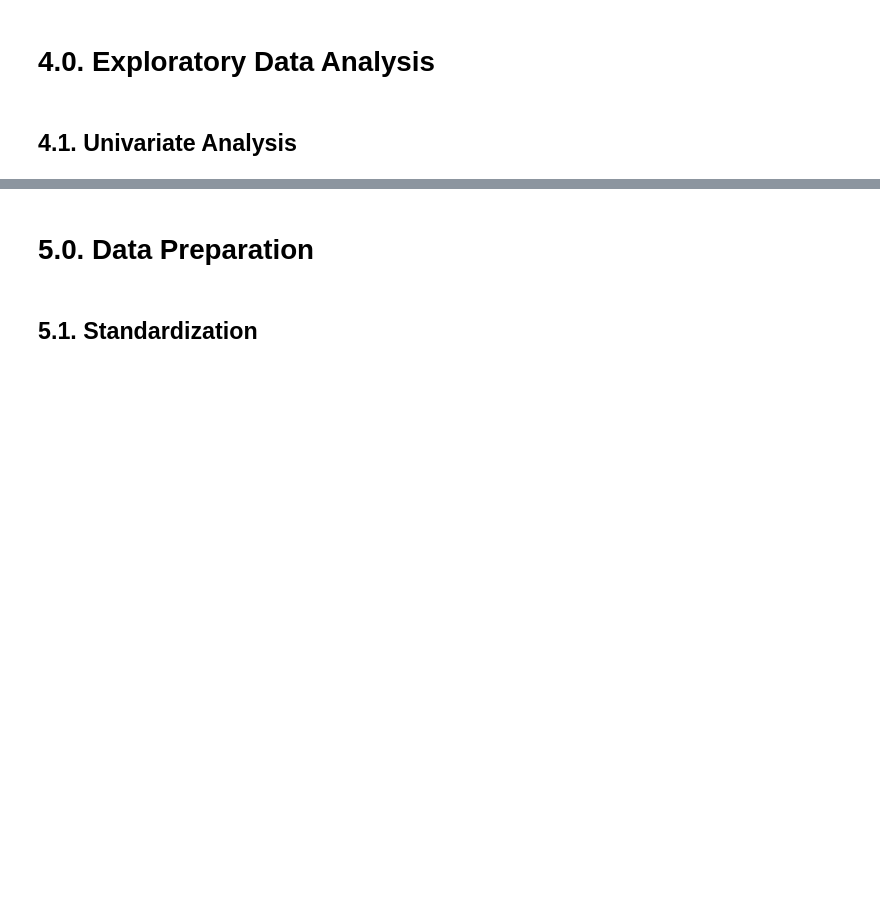
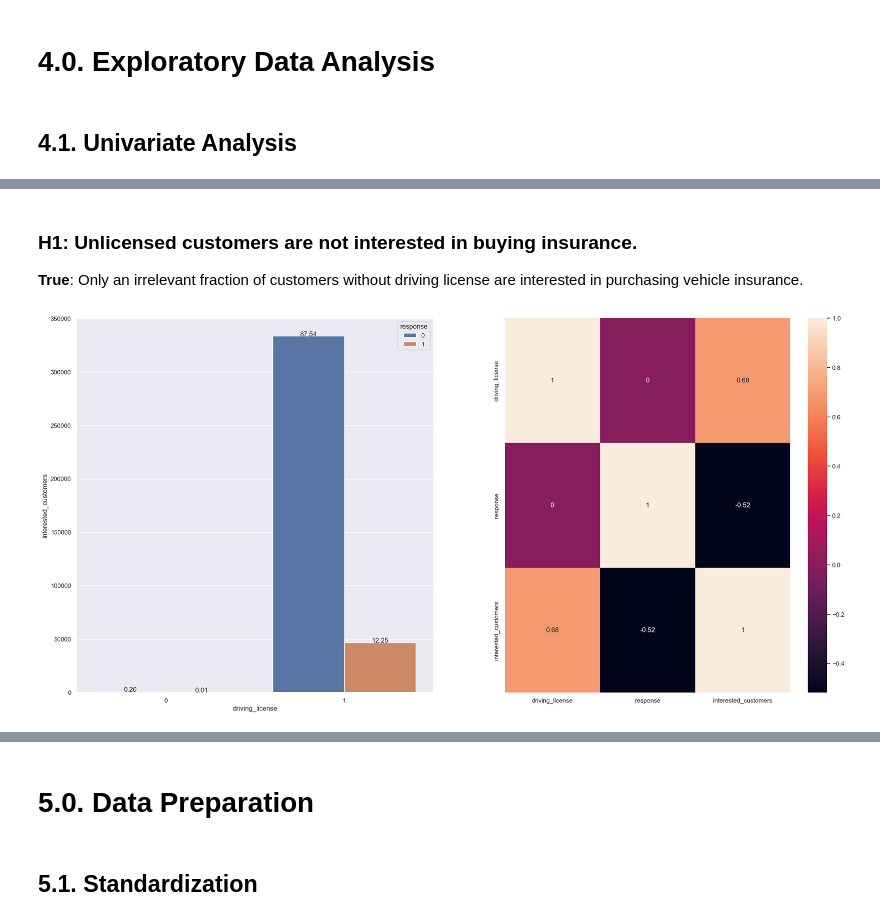
Before and after one commit to pgdemiranda/health_insurance-cs, a Jupyter notebook: notebooks/1.0.pgdm.health_insurance_cs.ipynb, the cells around one changed output, grey strips where cells are left out. Saved outputs shown, nothing was run; the diff lists cells and outputs as text; code cells hidden in the pictures; blank space fills up the shorter version.

```diff
--- a/notebooks/1.0.pgdm.health_insurance_cs.ipynb
+++ b/notebooks/1.0.pgdm.health_insurance_cs.ipynb
@@ -19,9 +27,28 @@ from sklearn.metrics import top_k_accuracy_score
 # %% [markdown]
 ## 0.1. Helper Function
 # %%
+def cramer_v(x, y):
+    cm = pd.crosstab(x, y).values
+    n = cm.sum()
+    r, k = cm.shape
+    chi2 = stts.chi2_contingency(cm)[0]
+    chi2corr = max(0, chi2 - (k-1)*(r-1)/(n-1))
+
+    kcorr = k - (k-1)**2/(n-1)
+    rcorr = r - (r-1)**2/(n-1)
+
+    return np.sqrt((chi2corr/n) / (min(kcorr-1, rcorr-1)))
+
+def percentage(ax, total):
+    for p in ax.patches:
+        height = p.get_height()
+        ax.text(p.get_x()+p.get_width()/2., height,
+                '{:1.2f}'.format(height/total*100),
+                ha="center")
+    plt.show()
+
 def jupyter_settings():
     %matplotlib inline
-    %pylab inline
 
     plt.style.use('bmh')
     plt.rcParams['figure.figsize'] = [25, 12]
@@ -31,8 +58,10 @@ def jupyter_settings():
     pd.options.display.max_columns = None
     pd.options.display.max_rows = None
     pd.set_option('display.expand_frame_repr', False)
+    pd.set_option('display.float_format', lambda x: '%.2f' % x)
 
     sns.set()
+jupyter_settings()
 # %% [markdown]
 ## 0.2. Load Dataset
 # %%
@@ -250,0 +300,15 @@ sns.histplot(aux10)
+# %% [markdown]
+### **H1:** Unlicensed customers are not interested in buying insurance.
+**True**: Only an irrelevant fraction of customers without driving license are interested in purchasing vehicle insurance.
+# %%
+plt.subplot(1, 2, 1)
+aux11 = df4[['driving_license','response']].groupby(['driving_license','response']).size().reset_index().rename(columns={0:'interested_customers'})
+ax = sns.barplot(x = 'driving_license', y = 'interested_customers', hue = 'response', data = aux11)
+
+plt.subplot(1, 2, 2)
+sns.heatmap(aux11.corr(method = 'pearson'), annot= True)
+
+total = sum(aux11['interested_customers'])
+percentage(ax, total);
+# %% [output]
+[figure, added]
```
Also changed, not shown: parts of 39 cells of this notebook, 2 other files.
